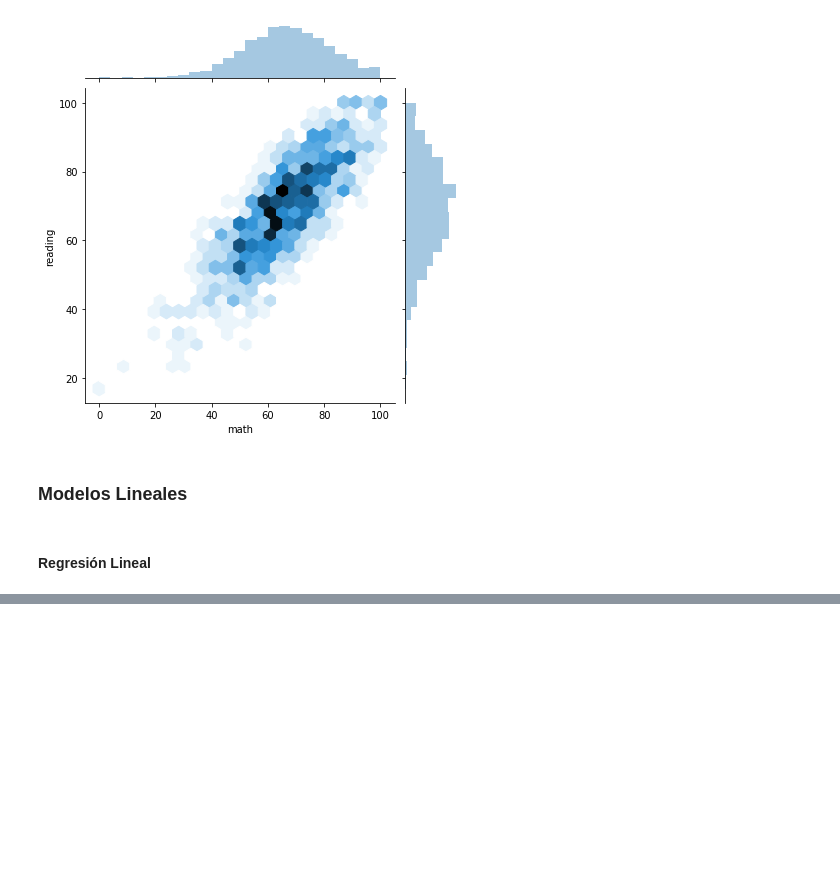
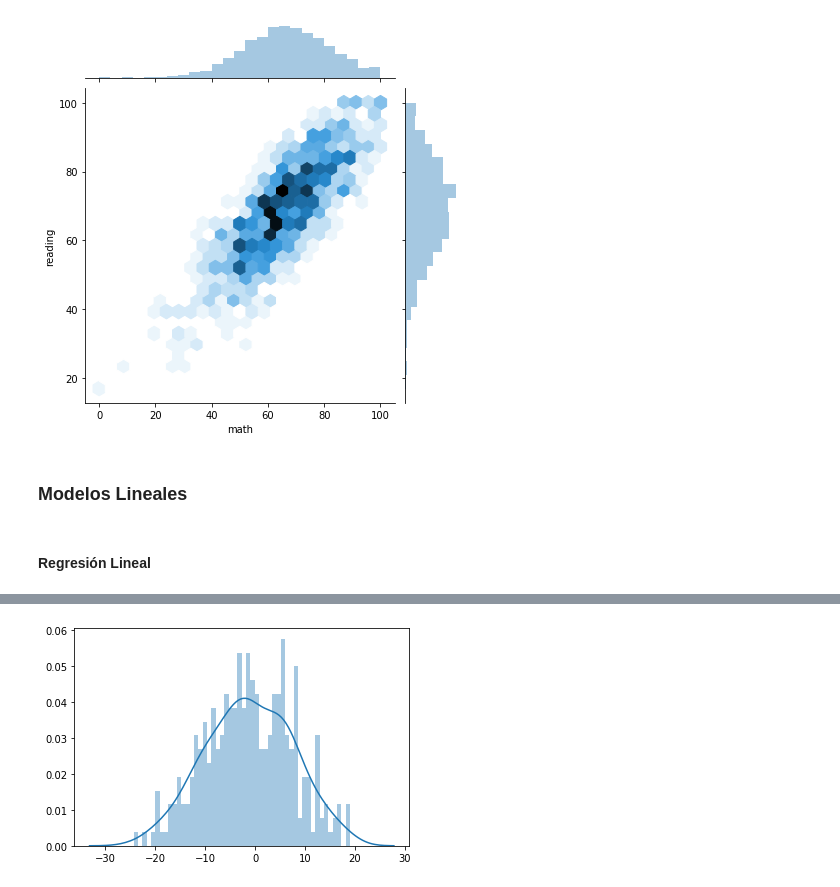
Before and after one commit to lsalazarv/Tarea-3, a Jupyter notebook: Tarea 3.ipynb, the cells around one changed output, grey strips where cells are left out. Drawn from its saved outputs; the diff is of its cells as text; code cells hidden in the pictures; blank space fills up the shorter version.

```diff
--- a/Tarea 3.ipynb
+++ b/Tarea 3.ipynb
@@ -275,0 +313,5 @@ regr = linear_model.LinearRegression()
+# %%
+sns.distplot((y_test - predictions), bins = 50)
+plt.show()
+# %% [output]
+[figure, added]
```
Also changed, not shown: parts of 13 cells of this notebook.
